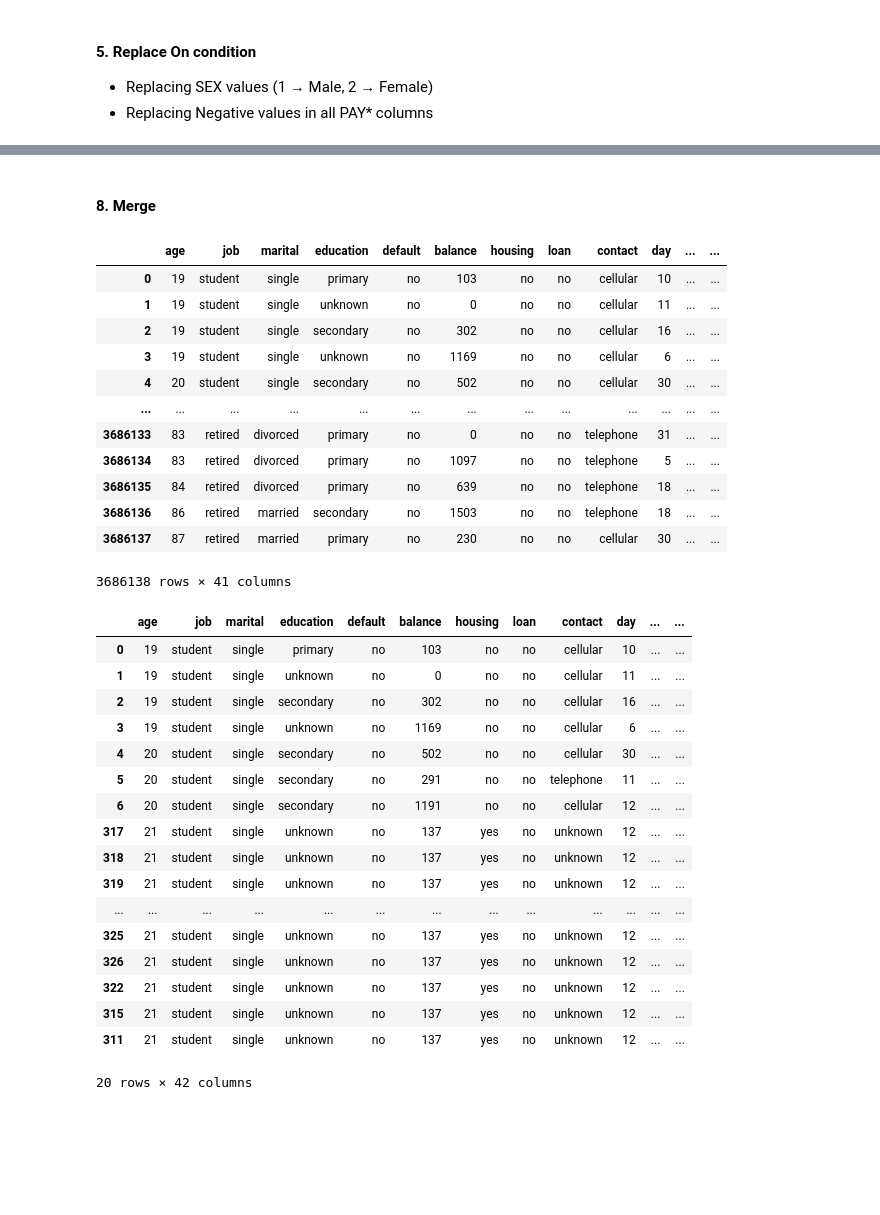
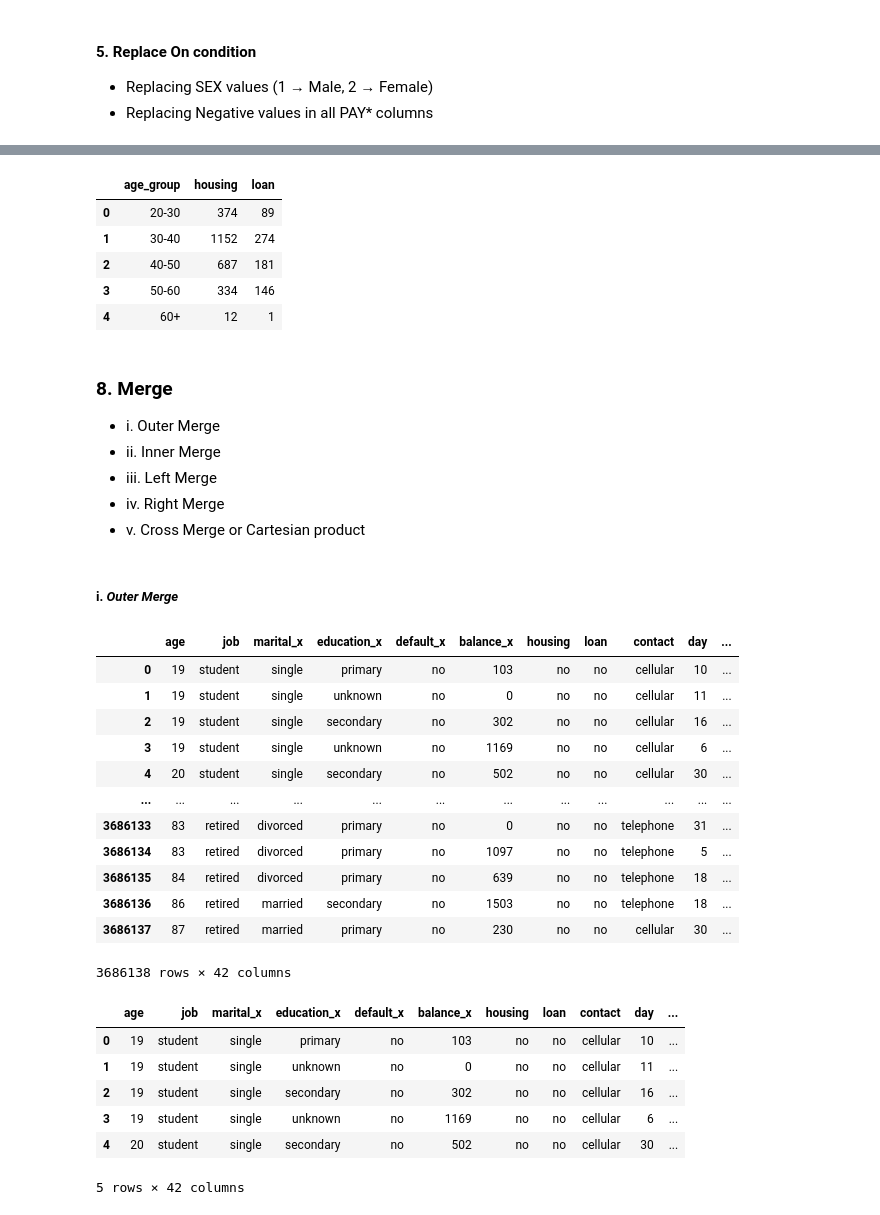
Before and after one commit to sadiq937/CrazyRobo_DM, a Jupyter notebook: ps1.ipynb, the cells around one changed output, grey strips where cells are left out. Cells and saved outputs as stored; diff of their text form; code cells hidden in the pictures; blank space fills up the shorter version.

```diff
--- a/ps1.ipynb
+++ b/ps1.ipynb
@@ -682,42 +790,53 @@ credit_df.head()
+# %%
+# Group by Age Range – Analyze Loan & Housing Approval Rates
+bank_df["age_group"] = pd.cut(bank_df["age"], bins=[20, 30, 40, 50, 60, 100], labels=["20-30", "30-40", "40-50", "50-60", "60+"])
+age_housing_loan = bank_df.groupby("age_group")[["housing", "loan"]].agg(lambda x: (x == "yes").sum()).reset_index()
+age_housing_loan
+# %% [output]
+|  | age_group | housing | loan |
+| 0 | 20-30 | 374 | 89 |
+| 1 | 30-40 | 1152 | 274 |
+| 2 | 40-50 | 687 | 181 |
+| 3 | 50-60 | 334 | 146 |
+| 4 | 60+ | 12 | 1 |
+# %% [markdown]
+### **8. Merge**
+
+
+
+*   i.     Outer Merge
+*   ii.    Inner Merge
+*   iii.   Left Merge
+*   iv.    Right Merge
+*   v.     Cross Merge or Cartesian product
 # %% [markdown]
-#### **8. Merge**
+##### i. ***Outer Merge***
 # %%
 outer_merge = pd.merge(bank_df, credit_df, left_on="age", right_on="age", how="outer")
 outer_merge
 # %% [output]
-|  | age | job | marital | education | default | balance | housing | loan | contact | day | ... | ... |
-| 0 | 19 | student | single | primary | no | 103 | no | no | cellular | 10 | ... | ... |
-| 1 | 19 | student | single | unknown | no | 0 | no | no | cellular | 11 | ... | ... |
-| 2 | 19 | student | single | secondary | no | 302 | no | no | cellular | 16 | ... | ... |
-| 3 | 19 | student | single | unknown | no | 1169 | no | no | cellular | 6 | ... | ... |
-| 4 | 20 | student | single | secondary | no | 502 | no | no | cellular | 30 | ... | ... |
-| ... | ... | ... | ... | ... | ... | ... | ... | ... | ... | ... | ... | ... |
-| 3686133 | 83 | retired | divorced | primary | no | 0 | no | no | telephone | 31 | ... | ... |
-| 3686134 | 83 | retired | divorced | primary | no | 1097 | no | no | telephone | 5 | ... | ... |
-| 3686135 | 84 | retired | divorced | primary | no | 639 | no | no | telephone | 18 | ... | ... |
-| 3686136 | 86 | retired | married | secondary | no | 1503 | no | no | telephone | 18 | ... | ... |
-| 3686137 | 87 | retired | married | primary | no | 230 | no | no | cellular | 30 | ... | ... |
+|  | age | job | marital_x | education_x | default_x | balance_x | housing | loan | contact | day | ... |
+| 0 | 19 | student | single | primary | no | 103 | no | no | cellular | 10 | ... |
+| 1 | 19 | student | single | unknown | no | 0 | no | no | cellular | 11 | ... |
+| 2 | 19 | student | single | secondary | no | 302 | no | no | cellular | 16 | ... |
+| 3 | 19 | student | single | unknown | no | 1169 | no | no | cellular | 6 | ... |
+| 4 | 20 | student | single | secondary | no | 502 | no | no | cellular | 30 | ... |
+| ... | ... | ... | ... | ... | ... | ... | ... | ... | ... | ... | ... |
+| 3686133 | 83 | retired | divorced | primary | no | 0 | no | no | telephone | 31 | ... |
+| 3686134 | 83 | retired | divorced | primary | no | 1097 | no | no | telephone | 5 | ... |
+| 3686135 | 84 | retired | divorced | primary | no | 639 | no | no | telephone | 18 | ... |
+| 3686136 | 86 | retired | married | secondary | no | 1503 | no | no | telephone | 18 | ... |
+| 3686137 | 87 | retired | married | primary | no | 230 | no | no | cellular | 30 | ... |
-3686138 rows × 41 columns
+3686138 rows × 42 columns
 # %%
 # Merge datasets with indicator=True to add a '_merge' column indicating the source (bank_df, credit_df, or both), and sort by 'age' for easier analysis.
 outer_merge1 = pd.merge(bank_df, credit_df, on="age", how="outer", indicator=True).sort_values(by="age")
-(outer_merge1.head(20))
+outer_merge1.head()
 # %% [output]
-|  | age | job | marital | education | default | balance | housing | loan | contact | day | ... | ... |
-| 0 | 19 | student | single | primary | no | 103 | no | no | cellular | 10 | ... | ... |
-| 1 | 19 | student | single | unknown | no | 0 | no | no | cellular | 11 | ... | ... |
-| 2 | 19 | student | single | secondary | no | 302 | no | no | cellular | 16 | ... | ... |
-| 3 | 19 | student | single | unknown | no | 1169 | no | no | cellular | 6 | ... | ... |
-| 4 | 20 | student | single | secondary | no | 502 | no | no | cellular | 30 | ... | ... |
-| 5 | 20 | student | single | secondary | no | 291 | no | no | telephone | 11 | ... | ... |
-| 6 | 20 | student | single | secondary | no | 1191 | no | no | cellular | 12 | ... | ... |
-| 317 | 21 | student | single | unknown | no | 137 | yes | no | unknown | 12 | ... | ... |
-| 318 | 21 | student | single | unknown | no | 137 | yes | no | unknown | 12 | ... | ... |
-| 319 | 21 | student | single | unknown | no | 137 | yes | no | unknown | 12 | ... | ... |
-| ... | ... | ... | ... | ... | ... | ... | ... | ... | ... | ... | ... | ... |
-| 325 | 21 | student | single | unknown | no | 137 | yes | no | unknown | 12 | ... | ... |
-| 326 | 21 | student | single | unknown | no | 137 | yes | no | unknown | 12 | ... | ... |
-| 322 | 21 | student | single | unknown | no | 137 | yes | no | unknown | 12 | ... | ... |
-| 315 | 21 | student | single | unknown | no | 137 | yes | no | unknown | 12 | ... | ... |
-| 311 | 21 | student | single | unknown | no | 137 | yes | no | unknown | 12 | ... | ... |
+|  | age | job | marital_x | education_x | default_x | balance_x | housing | loan | contact | day | ... |
+| 0 | 19 | student | single | primary | no | 103 | no | no | cellular | 10 | ... |
+| 1 | 19 | student | single | unknown | no | 0 | no | no | cellular | 11 | ... |
+| 2 | 19 | student | single | secondary | no | 302 | no | no | cellular | 16 | ... |
+| 3 | 19 | student | single | unknown | no | 1169 | no | no | cellular | 6 | ... |
+| 4 | 20 | student | single | secondary | no | 502 | no | no | cellular | 30 | ... |
-20 rows × 42 columns
+5 rows × 42 columns
```
Also changed, not shown: parts of 24 cells of this notebook.
